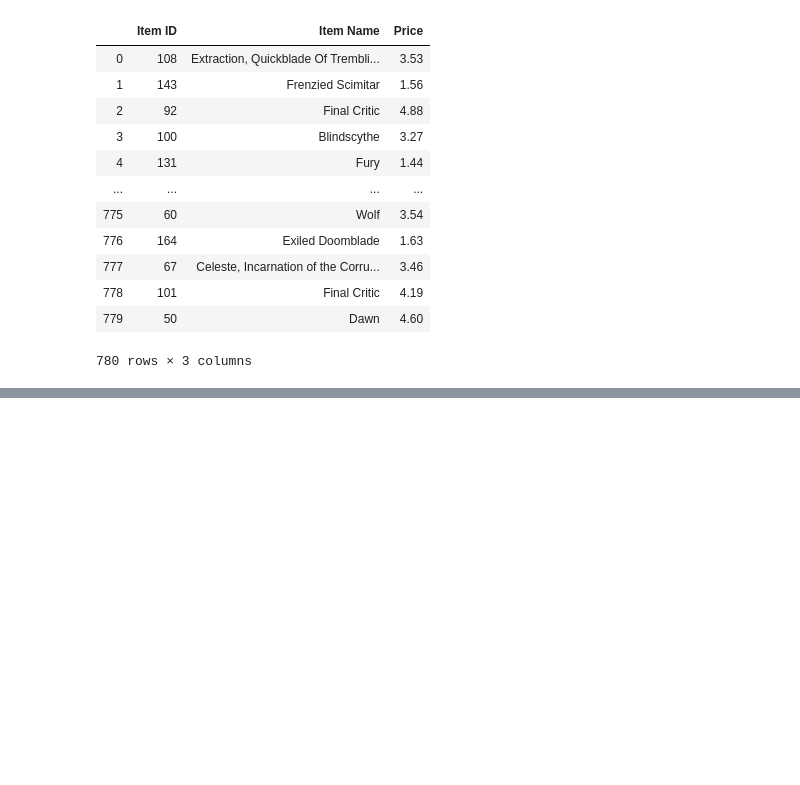
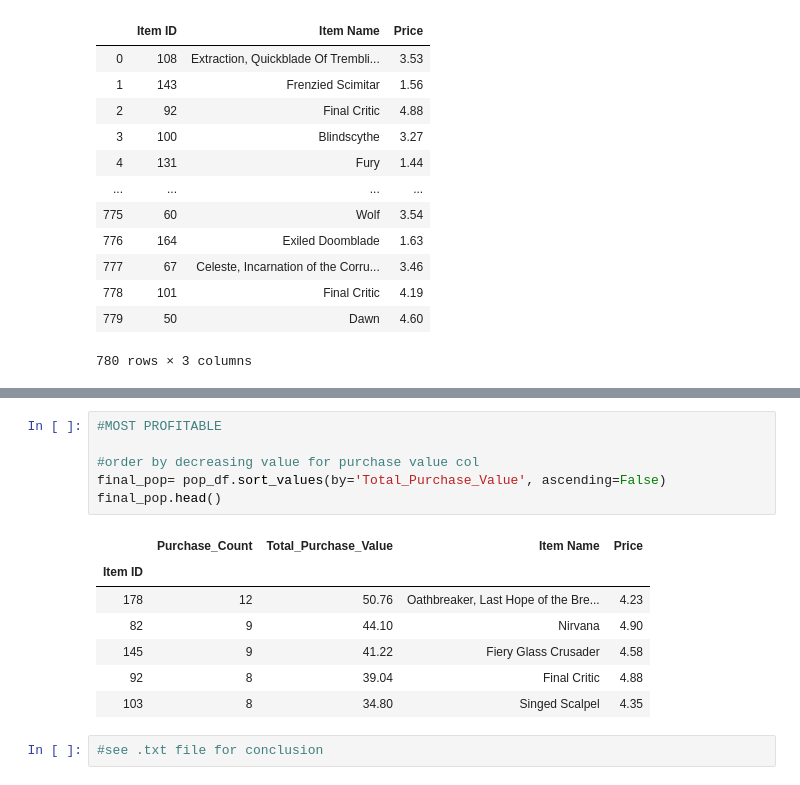
Before and after one commit to jran14/pandas-challenge, a Jupyter notebook: HerosOfPymoli/HerosOfPymoli.ipynb, the cells around one changed output, grey strips where cells are left out. Drawn from its saved outputs; the diff is of its cells as text; blank space fills up the shorter version.

```diff
--- a/HerosOfPymoli/HerosOfPymoli.ipynb
+++ b/HerosOfPymoli/HerosOfPymoli.ipynb
@@ -345,3 +376,19 @@ final_pop
 | 91 | 1 | 4.17 | Celeste | 4.17 |
 | 134 | 1 | 4.50 | Undead Crusader | 4.50 |
 183 rows × 4 columns
+# %%
+#MOST PROFITABLE
+
+#order by decreasing value for purchase value col
+final_pop= pop_df.sort_values(by='Total_Purchase_Value', ascending=False)
+final_pop.head()
+# %% [output]
+|  | Purchase_Count | Total_Purchase_Value | Item Name | Price |
+| Item ID |  |  |  |  |
+| 178 | 12 | 50.76 | Oathbreaker, Last Hope of the Bre... | 4.23 |
+| 82 | 9 | 44.10 | Nirvana | 4.90 |
+| 145 | 9 | 41.22 | Fiery Glass Crusader | 4.58 |
+| 92 | 8 | 39.04 | Final Critic | 4.88 |
+| 103 | 8 | 34.80 | Singed Scalpel | 4.35 |
+# %%
+#see .txt file for conclusion
```
Also changed, not shown: parts of 12 cells of this notebook.
